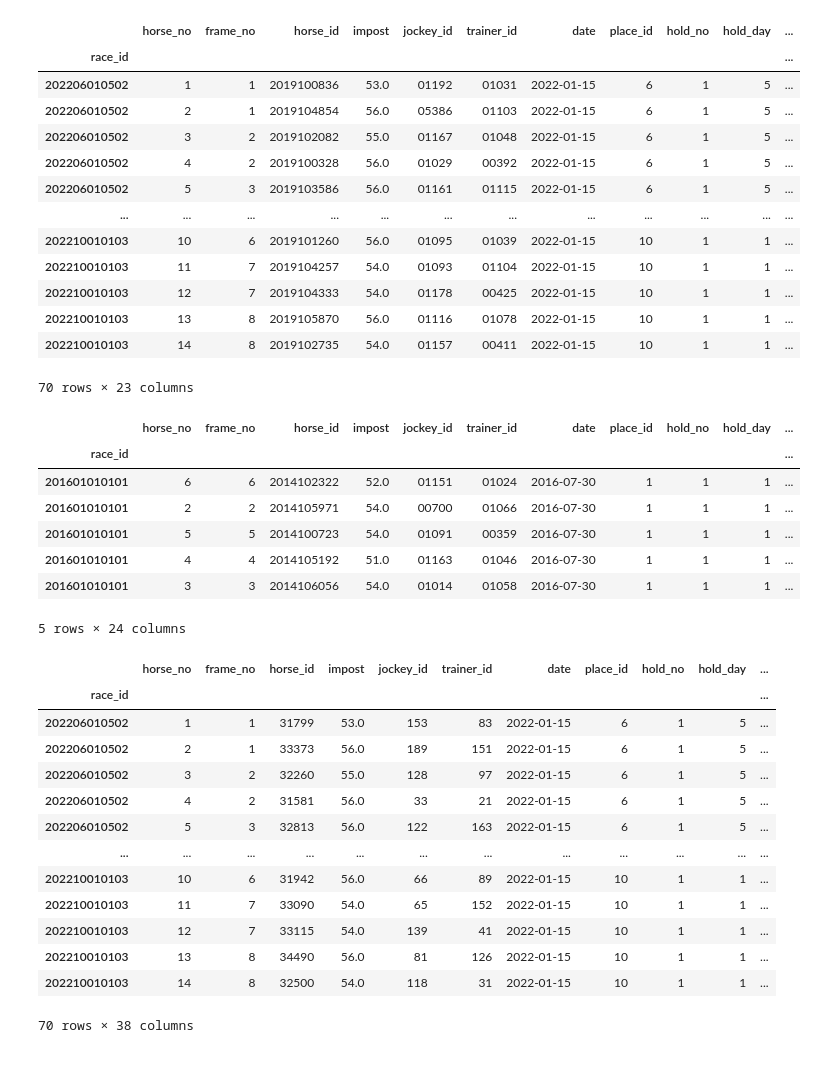
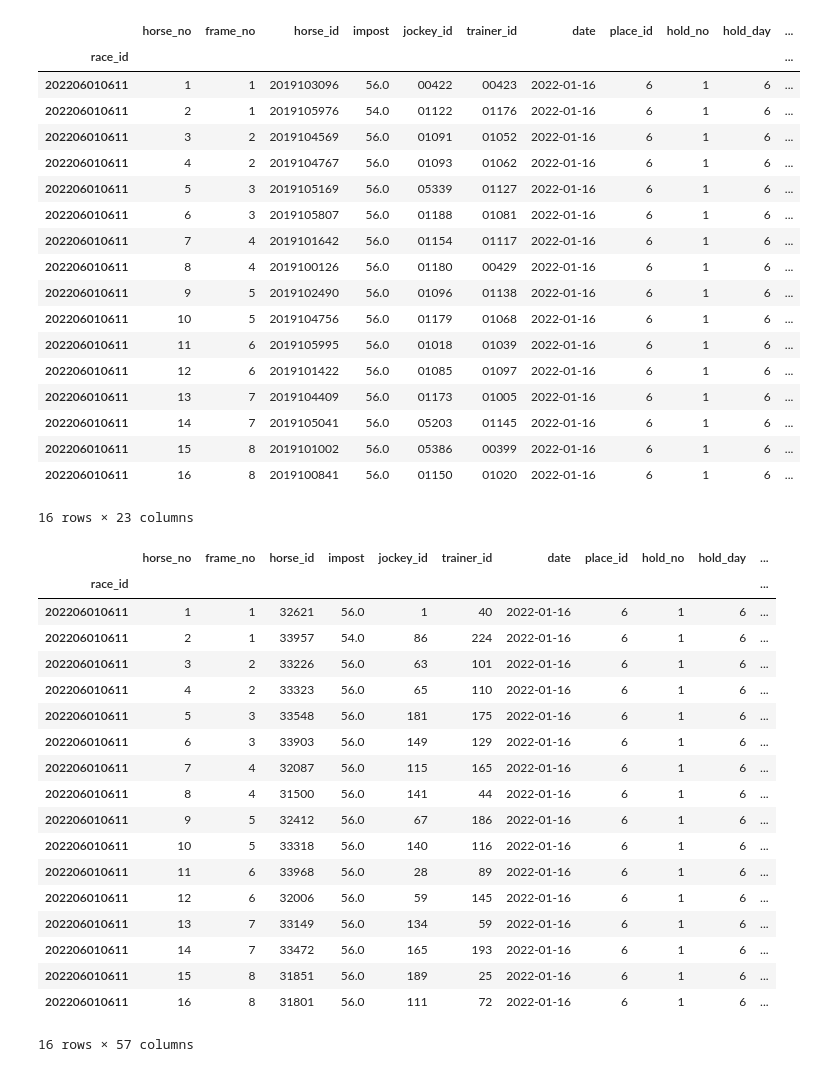
Before and after one commit to Moka-D/KeibaAI, a Jupyter notebook: train.ipynb, the cells around one changed output. Saved outputs shown, nothing was run; the diff lists cells and outputs as text; code cells hidden in the pictures.

```diff
--- a/train.ipynb
+++ b/train.ipynb
@@ -262,20 +220,25 @@ importances.sort_values('importance', ascending=False)[:20]
 | age | 8 |
 # %%
-rc = RaceCard.scrape(['202206010502', '202207010502', '202207010503', '202210010102', '202210010103'], 20220115)
+rc = RaceCard.scrape(['202206010611'], 20220116)
 rc.data_p
 # %% [output]
 |  | horse_no | frame_no | horse_id | impost | jockey_id | trainer_id | date | place_id | hold_no | hold_day | ... |
 | race_id |  |  |  |  |  |  |  |  |  |  | ... |
-| 202206010502 | 1 | 1 | 2019100836 | 53.0 | 01192 | 01031 | 2022-01-15 | 6 | 1 | 5 | ... |
-| 202206010502 | 2 | 1 | 2019104854 | 56.0 | 05386 | 01103 | 2022-01-15 | 6 | 1 | 5 | ... |
-| 202206010502 | 3 | 2 | 2019102082 | 55.0 | 01167 | 01048 | 2022-01-15 | 6 | 1 | 5 | ... |
-| 202206010502 | 4 | 2 | 2019100328 | 56.0 | 01029 | 00392 | 2022-01-15 | 6 | 1 | 5 | ... |
-| 202206010502 | 5 | 3 | 2019103586 | 56.0 | 01161 | 01115 | 2022-01-15 | 6 | 1 | 5 | ... |
-| ... | ... | ... | ... | ... | ... | ... | ... | ... | ... | ... | ... |
-| 202210010103 | 10 | 6 | 2019101260 | 56.0 | 01095 | 01039 | 2022-01-15 | 10 | 1 | 1 | ... |
-| 202210010103 | 11 | 7 | 2019104257 | 54.0 | 01093 | 01104 | 2022-01-15 | 10 | 1 | 1 | ... |
-| 202210010103 | 12 | 7 | 2019104333 | 54.0 | 01178 | 00425 | 2022-01-15 | 10 | 1 | 1 | ... |
-| 202210010103 | 13 | 8 | 2019105870 | 56.0 | 01116 | 01078 | 2022-01-15 | 10 | 1 | 1 | ... |
-| 202210010103 | 14 | 8 | 2019102735 | 54.0 | 01157 | 00411 | 2022-01-15 | 10 | 1 | 1 | ... |
+| 202206010611 | 1 | 1 | 2019103096 | 56.0 | 00422 | 00423 | 2022-01-16 | 6 | 1 | 6 | ... |
+| 202206010611 | 2 | 1 | 2019105976 | 54.0 | 01122 | 01176 | 2022-01-16 | 6 | 1 | 6 | ... |
+| 202206010611 | 3 | 2 | 2019104569 | 56.0 | 01091 | 01052 | 2022-01-16 | 6 | 1 | 6 | ... |
+| 202206010611 | 4 | 2 | 2019104767 | 56.0 | 01093 | 01062 | 2022-01-16 | 6 | 1 | 6 | ... |
+| 202206010611 | 5 | 3 | 2019105169 | 56.0 | 05339 | 01127 | 2022-01-16 | 6 | 1 | 6 | ... |
+| 202206010611 | 6 | 3 | 2019105807 | 56.0 | 01188 | 01081 | 2022-01-16 | 6 | 1 | 6 | ... |
+| 202206010611 | 7 | 4 | 2019101642 | 56.0 | 01154 | 01117 | 2022-01-16 | 6 | 1 | 6 | ... |
+| 202206010611 | 8 | 4 | 2019100126 | 56.0 | 01180 | 00429 | 2022-01-16 | 6 | 1 | 6 | ... |
+| 202206010611 | 9 | 5 | 2019102490 | 56.0 | 01096 | 01138 | 2022-01-16 | 6 | 1 | 6 | ... |
+| 202206010611 | 10 | 5 | 2019104756 | 56.0 | 01179 | 01068 | 2022-01-16 | 6 | 1 | 6 | ... |
+| 202206010611 | 11 | 6 | 2019105995 | 56.0 | 01018 | 01039 | 2022-01-16 | 6 | 1 | 6 | ... |
+| 202206010611 | 12 | 6 | 2019101422 | 56.0 | 01085 | 01097 | 2022-01-16 | 6 | 1 | 6 | ... |
+| 202206010611 | 13 | 7 | 2019104409 | 56.0 | 01173 | 01005 | 2022-01-16 | 6 | 1 | 6 | ... |
+| 202206010611 | 14 | 7 | 2019105041 | 56.0 | 05203 | 01145 | 2022-01-16 | 6 | 1 | 6 | ... |
+| 202206010611 | 15 | 8 | 2019101002 | 56.0 | 05386 | 00399 | 2022-01-16 | 6 | 1 | 6 | ... |
+| 202206010611 | 16 | 8 | 2019100841 | 56.0 | 01150 | 01020 | 2022-01-16 | 6 | 1 | 6 | ... |
-70 rows × 23 columns
+16 rows × 23 columns
 # %%
@@ -283,30 +246,24 @@ rc.merge_horse_results(hr, ave_samples=5)
 rc.merge_peds(p)
-# %%
-r.data_p.head()
-# %% [output]
-|  | horse_no | frame_no | horse_id | impost | jockey_id | trainer_id | date | place_id | hold_no | hold_day | ... |
-| race_id |  |  |  |  |  |  |  |  |  |  | ... |
-| 201601010101 | 6 | 6 | 2014102322 | 52.0 | 01151 | 01024 | 2016-07-30 | 1 | 1 | 1 | ... |
-| 201601010101 | 2 | 2 | 2014105971 | 54.0 | 00700 | 01066 | 2016-07-30 | 1 | 1 | 1 | ... |
-| 201601010101 | 5 | 5 | 2014100723 | 54.0 | 01091 | 00359 | 2016-07-30 | 1 | 1 | 1 | ... |
-| 201601010101 | 4 | 4 | 2014105192 | 51.0 | 01163 | 01046 | 2016-07-30 | 1 | 1 | 1 | ... |
-| 201601010101 | 3 | 3 | 2014106056 | 54.0 | 01014 | 01058 | 2016-07-30 | 1 | 1 | 1 | ... |
-5 rows × 24 columns
 # %%
 rc.process_categorical(r)
 rc.data_c
 # %% [output]
 |  | horse_no | frame_no | horse_id | impost | jockey_id | trainer_id | date | place_id | hold_no | hold_day | ... |
 | race_id |  |  |  |  |  |  |  |  |  |  | ... |
-| 202206010502 | 1 | 1 | 31799 | 53.0 | 153 | 83 | 2022-01-15 | 6 | 1 | 5 | ... |
-| 202206010502 | 2 | 1 | 33373 | 56.0 | 189 | 151 | 2022-01-15 | 6 | 1 | 5 | ... |
-| 202206010502 | 3 | 2 | 32260 | 55.0 | 128 | 97 | 2022-01-15 | 6 | 1 | 5 | ... |
-| 202206010502 | 4 | 2 | 31581 | 56.0 | 33 | 21 | 2022-01-15 | 6 | 1 | 5 | ... |
-| 202206010502 | 5 | 3 | 32813 | 56.0 | 122 | 163 | 2022-01-15 | 6 | 1 | 5 | ... |
-| ... | ... | ... | ... | ... | ... | ... | ... | ... | ... | ... | ... |
-| 202210010103 | 10 | 6 | 31942 | 56.0 | 66 | 89 | 2022-01-15 | 10 | 1 | 1 | ... |
-| 202210010103 | 11 | 7 | 33090 | 54.0 | 65 | 152 | 2022-01-15 | 10 | 1 | 1 | ... |
-| 202210010103 | 12 | 7 | 33115 | 54.0 | 139 | 41 | 2022-01-15 | 10 | 1 | 1 | ... |
-| 202210010103 | 13 | 8 | 34490 | 56.0 | 81 | 126 | 2022-01-15 | 10 | 1 | 1 | ... |
-| 202210010103 | 14 | 8 | 32500 | 54.0 | 118 | 31 | 2022-01-15 | 10 | 1 | 1 | ... |
+| 202206010611 | 1 | 1 | 32621 | 56.0 | 1 | 40 | 2022-01-16 | 6 | 1 | 6 | ... |
+| 202206010611 | 2 | 1 | 33957 | 54.0 | 86 | 224 | 2022-01-16 | 6 | 1 | 6 | ... |
+| 202206010611 | 3 | 2 | 33226 | 56.0 | 63 | 101 | 2022-01-16 | 6 | 1 | 6 | ... |
+| 202206010611 | 4 | 2 | 33323 | 56.0 | 65 | 110 | 2022-01-16 | 6 | 1 | 6 | ... |
+| 202206010611 | 5 | 3 | 33548 | 56.0 | 181 | 175 | 2022-01-16 | 6 | 1 | 6 | ... |
+| 202206010611 | 6 | 3 | 33903 | 56.0 | 149 | 129 | 2022-01-16 | 6 | 1 | 6 | ... |
+| 202206010611 | 7 | 4 | 32087 | 56.0 | 115 | 165 | 2022-01-16 | 6 | 1 | 6 | ... |
+| 202206010611 | 8 | 4 | 31500 | 56.0 | 141 | 44 | 2022-01-16 | 6 | 1 | 6 | ... |
+| 202206010611 | 9 | 5 | 32412 | 56.0 | 67 | 186 | 2022-01-16 | 6 | 1 | 6 | ... |
+| 202206010611 | 10 | 5 | 33318 | 56.0 | 140 | 116 | 2022-01-16 | 6 | 1 | 6 | ... |
+| 202206010611 | 11 | 6 | 33968 | 56.0 | 28 | 89 | 2022-01-16 | 6 | 1 | 6 | ... |
+| 202206010611 | 12 | 6 | 32006 | 56.0 | 59 | 145 | 2022-01-16 | 6 | 1 | 6 | ... |
+| 202206010611 | 13 | 7 | 33149 | 56.0 | 134 | 59 | 2022-01-16 | 6 | 1 | 6 | ... |
+| 202206010611 | 14 | 7 | 33472 | 56.0 | 165 | 193 | 2022-01-16 | 6 | 1 | 6 | ... |
+| 202206010611 | 15 | 8 | 31851 | 56.0 | 189 | 25 | 2022-01-16 | 6 | 1 | 6 | ... |
+| 202206010611 | 16 | 8 | 31801 | 56.0 | 111 | 72 | 2022-01-16 | 6 | 1 | 6 | ... |
-70 rows × 38 columns
+16 rows × 57 columns
```
Also changed, not shown: parts of 22 cells of this notebook, 3 other files.
